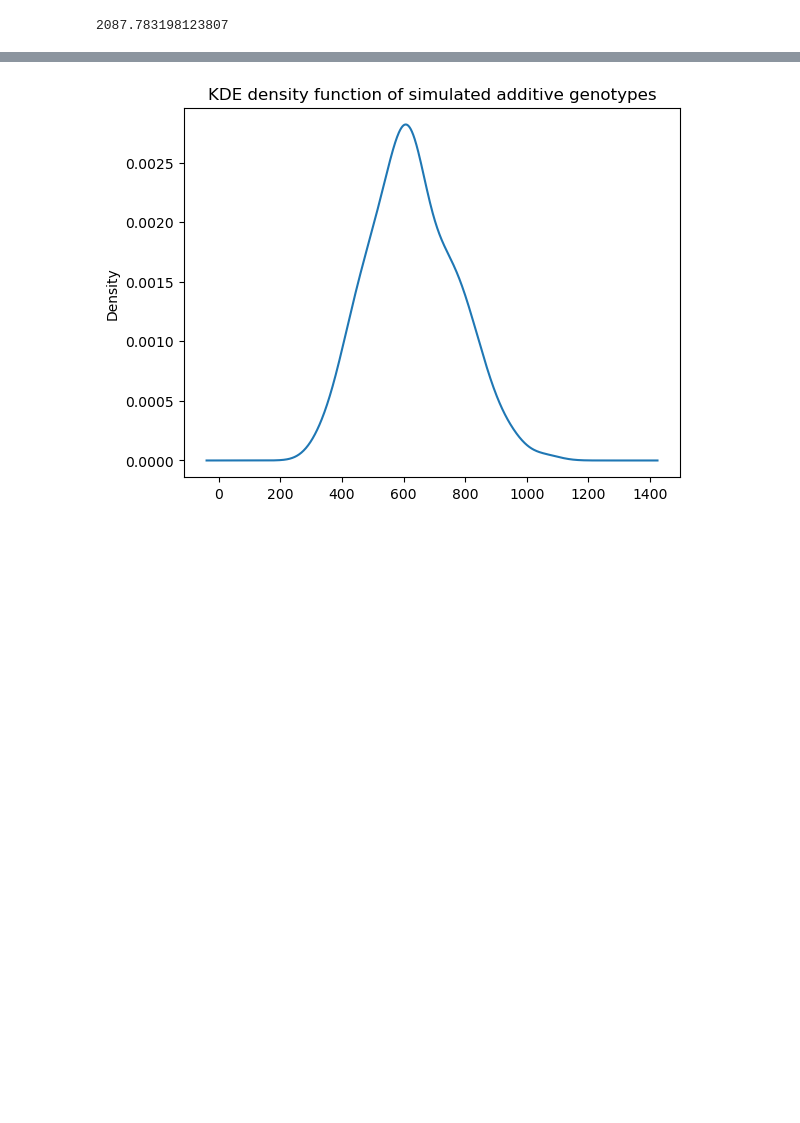
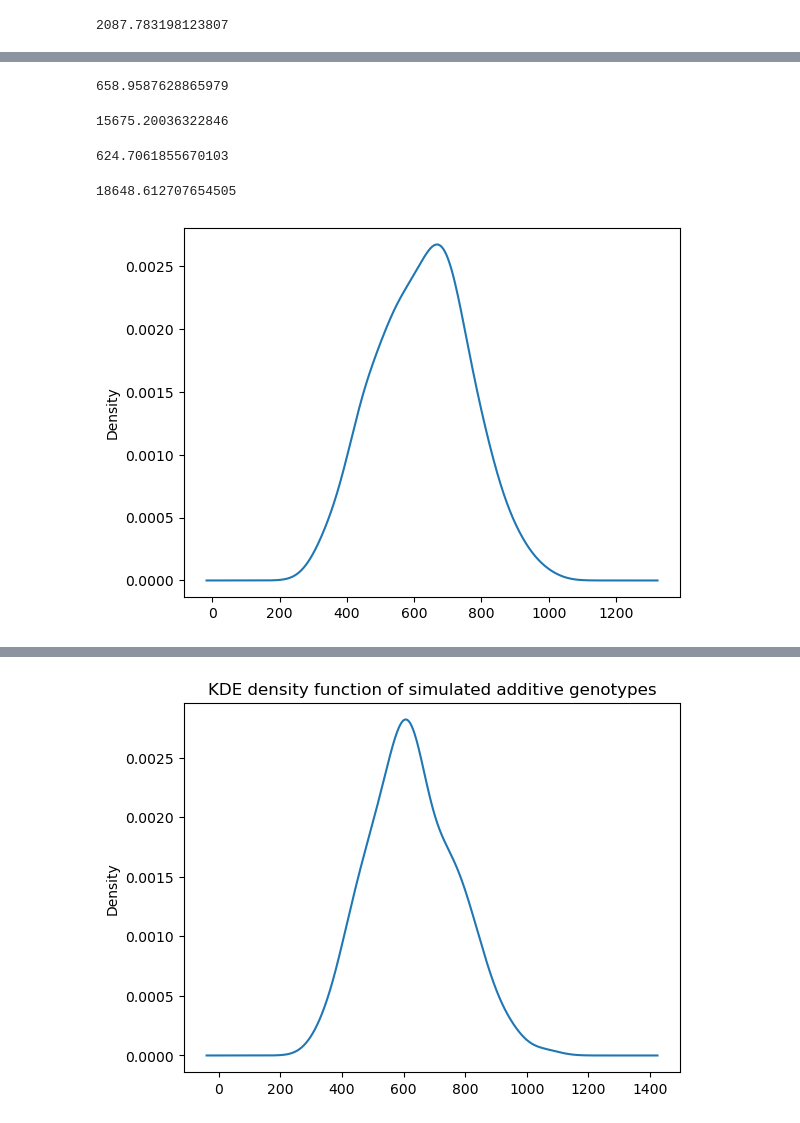
Before and after one commit to Phlup/Masterarbeit, a Jupyter notebook: code/Windows/genotype_sim.ipynb, the cells around one changed output, grey strips where cells are left out. Drawn from its saved outputs; the diff is of its cells as text; code cells hidden in the pictures; blank space fills up the shorter version.

```diff
--- a/code/Windows/genotype_sim.ipynb
+++ b/code/Windows/genotype_sim.ipynb
@@ -226,0 +185,23 @@ np.std(var)
+# %%
+add_1.sum(axis = 1).mean()
+# %% [output]
+658.9587628865979
+# %%
+add_1.sum(axis = 1).var()
+# %% [output]
+15675.20036322846
+# %%
+whole_add = additive_encoding(ref_allele, whole_sim)
+# %%
+whole_add.sum(axis = 1).mean()
+# %% [output]
+624.7061855670103
+# %%
+whole_add.sum(axis = 1).var()
+# %% [output]
+18648.612707654505
+# %%
+whole_add.sum(axis = 1).plot.kde()
+plt.savefig("plots/sim_add.png")
+# %% [output]
+[figure, added]
```
Also changed, not shown: parts of 30 cells of this notebook, 14 other files.
